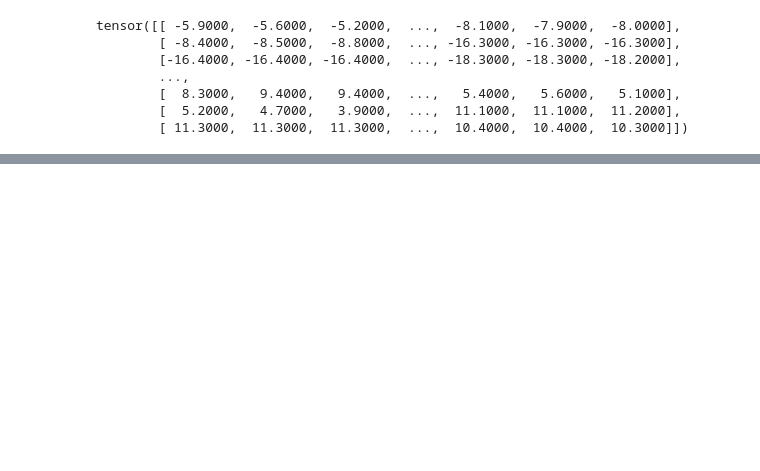
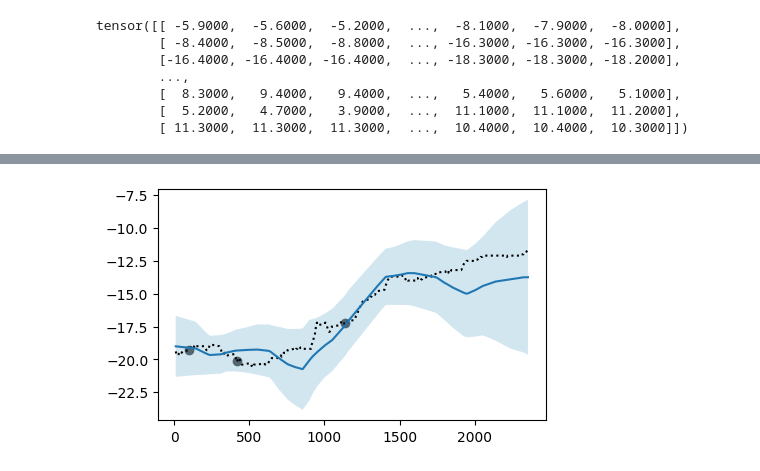
Before and after one commit to will-hd/IML, a Jupyter notebook: notebooks/temperature_experiments.ipynb, the cells around one changed output, grey strips where cells are left out. Saved outputs shown, nothing was run; the diff lists cells and outputs as text; code cells hidden in the pictures; blank space fills up the shorter version.

```diff
--- a/notebooks/temperature_experiments.ipynb
+++ b/notebooks/temperature_experiments.ipynb
@@ -199,0 +203,7 @@ KeyboardInterrupt:
+# %%
+np.training = False
+batch = data.generate_batch(batch_size=1, device=np.device)
+plot_predictive(np, batch, knowledge=None, save=False, iter=None)
+np.training = True
+# %% [output]
+[figure, added]
```
Also changed, not shown: parts of 5 cells of this notebook, 3 other files.
